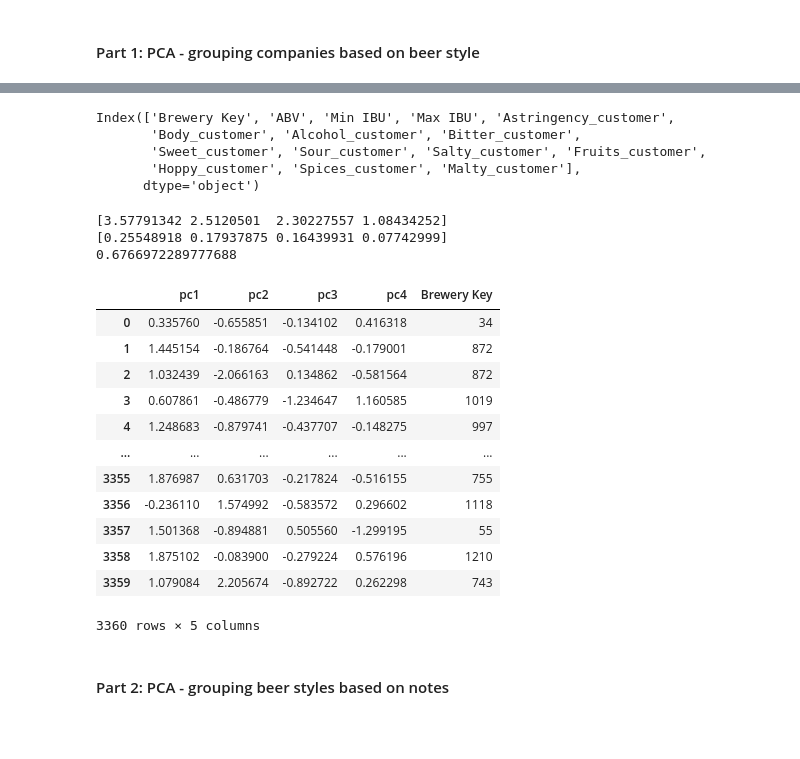
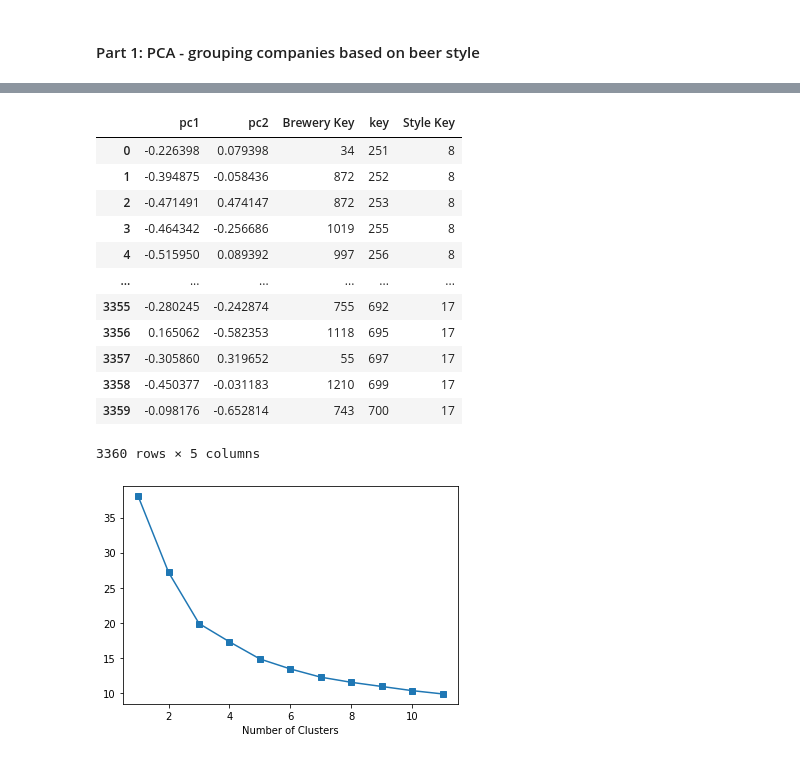
Before and after one commit to happysoymilk/beer_data_analysis, a Jupyter notebook: PCA.ipynb, the cells around one changed output, grey strips where cells are left out. Cells and saved outputs as stored; diff of their text form; code cells hidden in the pictures; blank space fills up the shorter version.

```diff
--- a/PCA.ipynb
+++ b/PCA.ipynb
@@ -74 +66,17 @@ Malty_description           True
 dtype: bool
+# %%
+# scale customer review columns to standardise
+features = ['Astringency_customer', 'Body_customer',
+       'Alcohol_customer', 'Bitter_customer', 'Sweet_customer',
+       'Sour_customer', 'Salty_customer', 'Fruits_customer', 'Hoppy_customer',
+       'Spices_customer', 'Malty_customer'] # Features related to tasting profile
+
+# scale feature columns
+scaler = MinMaxScaler()
+# Scale values by row
+scaled_profile_feat = pd.DataFrame(scaler.fit_transform(df_pca[features].T).T, columns=features)
+# Scale values by column
+scaled_profile_feat = pd.DataFrame(scaler.fit_transform(scaled_profile_feat), columns=features)
+# append scaled columns back to the dataframe
+df_pca[features] = scaled_profile_feat
+df_pca
@@ -74,0 +97,3 @@ dtype: bool
+# %%
+# Separating out the features to run PCA
+x = df_pca.loc[:, features].values
@@ -74,0 +119,6 @@ dtype: bool
+# %%
+# keep 2 components to create a 2D visualisation for clustering
+pca = PCA(n_components=2)
+principalComponents = pca.fit_transform(x)
+principalDf = pd.DataFrame(data = principalComponents
+             , columns = ['pc1', 'pc2'])
@@ -158,8 +136,0 @@ df_pca1
-# %%
-df_pca1.columns
-# %% [output]
-Index(['Brewery Key', 'ABV', 'Min IBU', 'Max IBU', 'Astringency_customer',
-       'Body_customer', 'Alcohol_customer', 'Bitter_customer',
-       'Sweet_customer', 'Sour_customer', 'Salty_customer', 'Fruits_customer',
-       'Hoppy_customer', 'Spices_customer', 'Malty_customer'],
-      dtype='object')
@@ -178,30 +137,17 @@ x = StandardScaler().fit_transform(x)
-# %%
-pca = PCA(n_components=4)
-principalComponents = pca.fit_transform(x)
-principalDf = pd.DataFrame(data = principalComponents
-             , columns = ['pc1', 'pc2', 'pc3', 'pc4'])
-# %%
-print(pca.explained_variance_)
-print(pca.explained_variance_ratio_)
-print(pca.explained_variance_ratio_.sum())
-# %% [output]
-[3.57791342 2.5120501  2.30227557 1.08434252]
-[0.25548918 0.17937875 0.16439931 0.07742999]
-0.6766972289777688
 # %%
-finalDf = pd.concat([principalDf, df_pca1[['Brewery Key']]], axis = 1)
-finalDf
+finalDf1 = pd.concat([principalDf, df_pca[['Brewery Key', 'key', 'Style Key']]], axis = 1)
+finalDf1
 # %% [output]
-|  | pc1 | pc2 | pc3 | pc4 | Brewery Key |
-| 0 | 0.335760 | -0.655851 | -0.134102 | 0.416318 | 34 |
-| 1 | 1.445154 | -0.186764 | -0.541448 | -0.179001 | 872 |
-| 2 | 1.032439 | -2.066163 | 0.134862 | -0.581564 | 872 |
-| 3 | 0.607861 | -0.486779 | -1.234647 | 1.160585 | 1019 |
-| 4 | 1.248683 | -0.879741 | -0.437707 | -0.148275 | 997 |
+|  | pc1 | pc2 | Brewery Key | key | Style Key |
+| 0 | -0.226398 | 0.079398 | 34 | 251 | 8 |
+| 1 | -0.394875 | -0.058436 | 872 | 252 | 8 |
+| 2 | -0.471491 | 0.474147 | 872 | 253 | 8 |
+| 3 | -0.464342 | -0.256686 | 1019 | 255 | 8 |
+| 4 | -0.515950 | 0.089392 | 997 | 256 | 8 |
 | ... | ... | ... | ... | ... | ... |
-| 3355 | 1.876987 | 0.631703 | -0.217824 | -0.516155 | 755 |
-| 3356 | -0.236110 | 1.574992 | -0.583572 | 0.296602 | 1118 |
-| 3357 | 1.501368 | -0.894881 | 0.505560 | -1.299195 | 55 |
-| 3358 | 1.875102 | -0.083900 | -0.279224 | 0.576196 | 1210 |
-| 3359 | 1.079084 | 2.205674 | -0.892722 | 0.262298 | 743 |
+| 3355 | -0.280245 | -0.242874 | 755 | 692 | 17 |
+| 3356 | 0.165062 | -0.582353 | 1118 | 695 | 17 |
+| 3357 | -0.305860 | 0.319652 | 55 | 697 | 17 |
+| 3358 | -0.450377 | -0.031183 | 1210 | 699 | 17 |
+| 3359 | -0.098176 | -0.652814 | 743 | 700 | 17 |
 3360 rows × 5 columns
@@ -210,2 +153,0 @@ finalDf
-# %% [markdown]
-#### Part 2: PCA - grouping beer styles based on notes
@@ -211,0 +160,6 @@ finalDf
+# %%
+plt.plot(range(1, 12), inertia, marker='s');
+plt.xlabel('Number of Clusters')
+plt.show()
+# %% [output]
+[figure, added]
```
Also changed, not shown: parts of 28 cells of this notebook.
